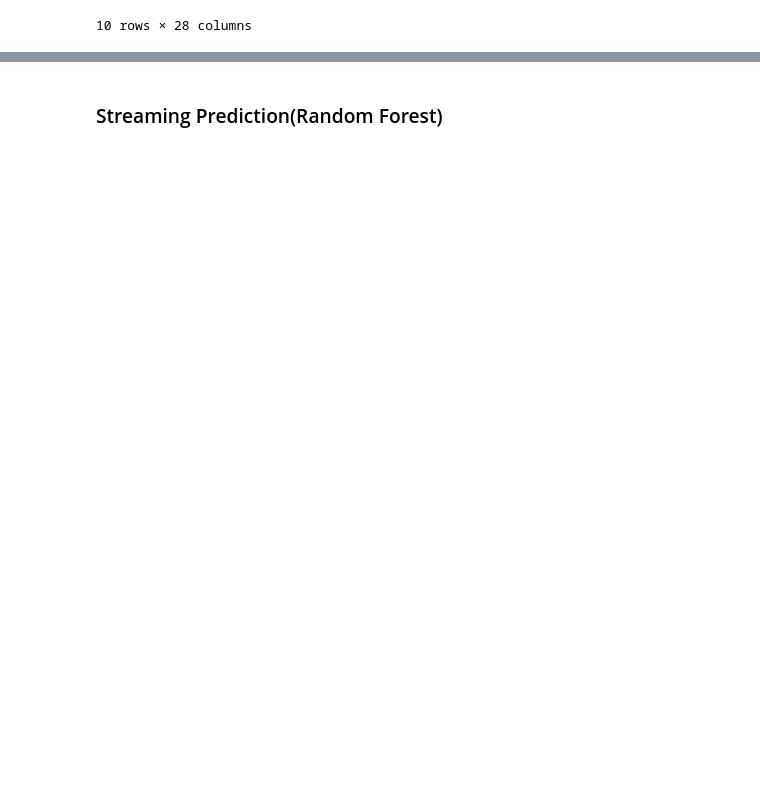
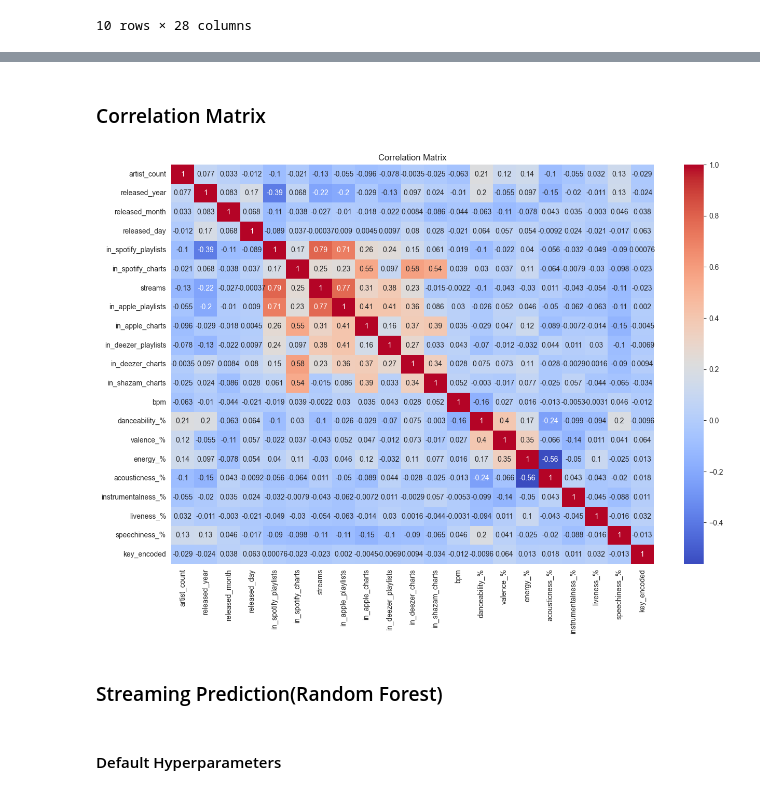
Before and after one commit to SandroSolaqa/MLearnig, a Jupyter notebook: notebook/Untitled.ipynb, the cells around one changed output, grey strips where cells are left out. Drawn from its saved outputs; the diff is of its cells as text; code cells hidden in the pictures; blank space fills up the shorter version.

```diff
--- a/notebook/Untitled.ipynb
+++ b/notebook/Untitled.ipynb
@@ -227,5 +238,23 @@ df.head(10)
+# %% [markdown]
+### Correlation Matrix
+# %%
+# Select all numerical columns
+numeric_data = df.select_dtypes(include=[np.number])
+
+# correlation matrix
+correlation_matrix = numeric_data.corr()
+
+# Visualize with heatmap
+plt.figure(figsize=(15, 10))
+sns.heatmap(correlation_matrix, annot=True, cmap='coolwarm')
+plt.title("Correlation Matrix")
+plt.show()
+# %% [output]
+[figure, added]
 # %% [markdown]
 ### Streaming Prediction(Random Forest)
+# %% [markdown]
+#### Default Hyperparameters
 # %%
 columns_to_use = [
     'artist_count', 'released_year', 'released_month', 'released_day',
```
Also changed, not shown: parts of 12 cells of this notebook.
